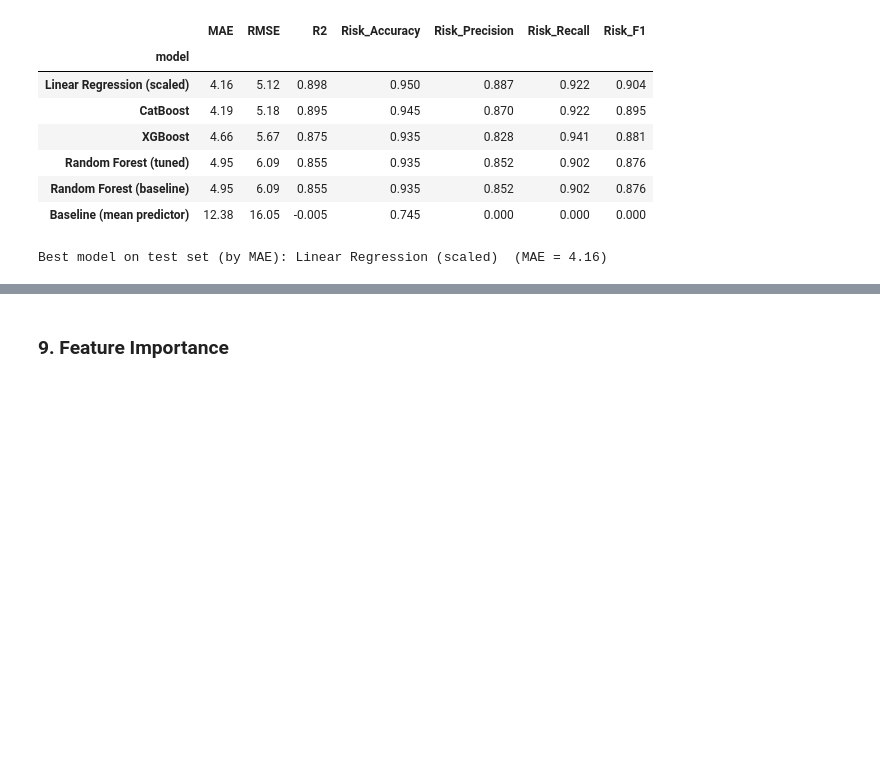
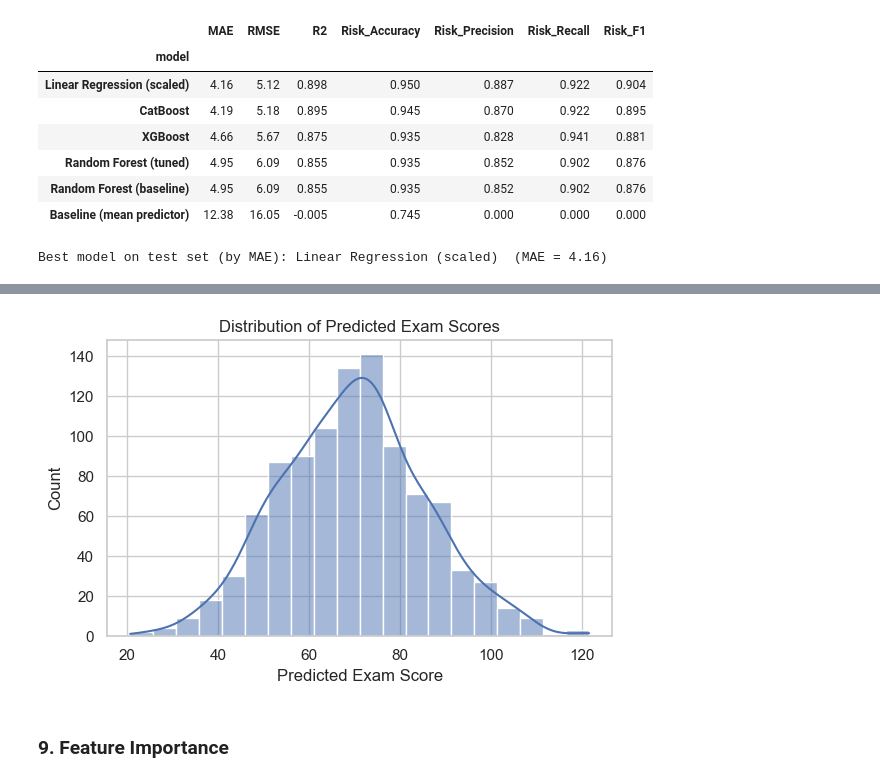
Before and after one commit to eceorenler/DM4Edu, a Jupyter notebook: main.ipynb, the cells around one changed output, grey strips where cells are left out. Drawn from its saved outputs; the diff is of its cells as text; code cells hidden in the pictures; blank space fills up the shorter version.

```diff
--- a/main.ipynb
+++ b/main.ipynb
@@ -903,0 +921,10 @@ Best model on test set (by MAE): Linear Regression (scaled)  (MAE = 4.16)
+# %%
+# Add predicted exam scores for all students
+df_predictions = df_fe.copy()
+df_predictions["predicted_exam_score"] = best_model.predict(df_fe[feature_cols])
+
+# Show a sample
+display(df_predictions[[
+    "exam_score",
+    "predicted_exam_score"
+]].head(10))
@@ -904,3 +943,13 @@ Best model on test set (by MAE): Linear Regression (scaled)  (MAE = 4.16)
+# %%
+plt.figure(figsize=(6, 4))
+sns.histplot(df_predictions["predicted_exam_score"], bins=20, kde=True)
+plt.title("Distribution of Predicted Exam Scores")
+plt.xlabel("Predicted Exam Score")
+plt.ylabel("Count")
+plt.tight_layout()
+plt.show()
+# %% [output]
+[figure, added]
 # %% [markdown]
 ### 9. Feature Importance
 # %%
```
Also changed, not shown: parts of 5 cells of this notebook.
